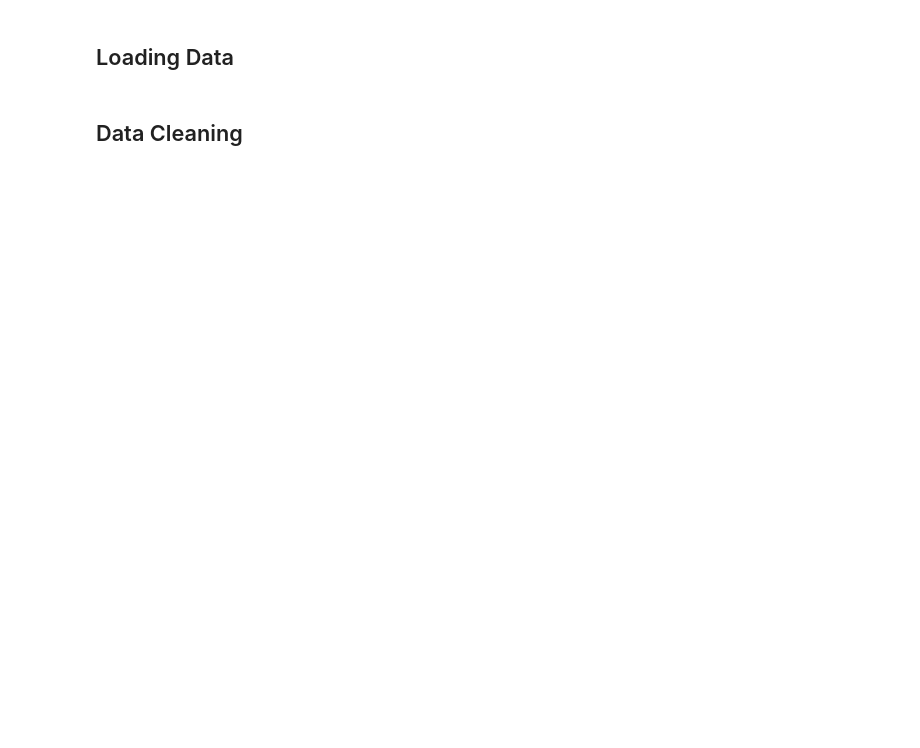
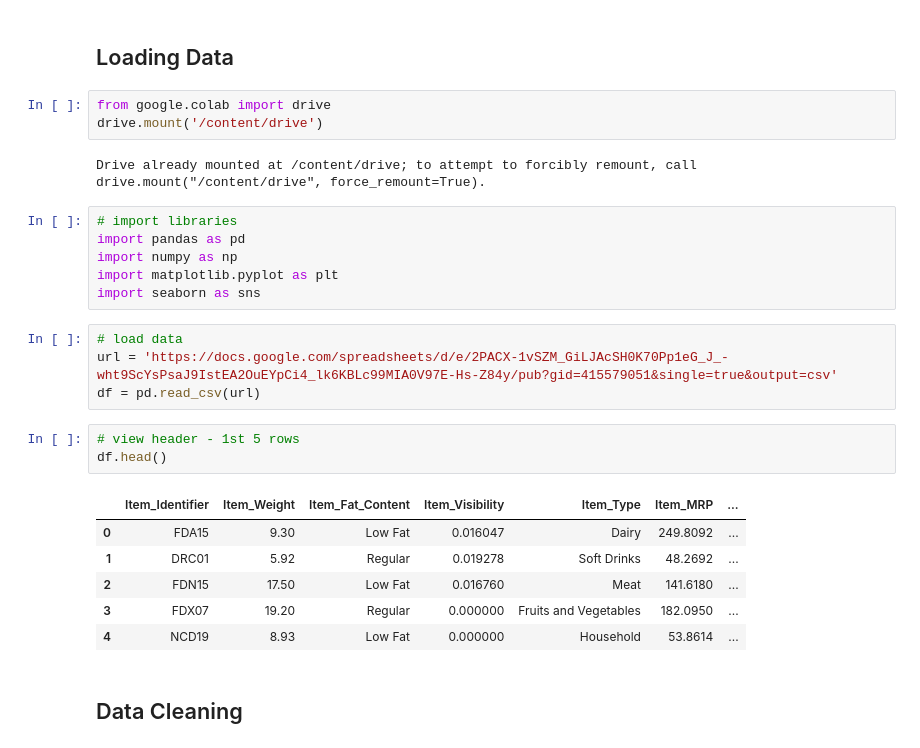
Before and after one commit to iarbietonilsson/food_sales_predictions, a Jupyter notebook: DataScienceFoodSalesPredictions_Ingrid.ipynb, the cells around one changed output. Cells and saved outputs as stored; diff of their text form; blank space fills up the shorter version.

```diff
--- a/DataScienceFoodSalesPredictions_Ingrid.ipynb
+++ b/DataScienceFoodSalesPredictions_Ingrid.ipynb
@@ -7,4 +88,29 @@
 # %% [markdown]
 ## Loading Data
+# %%
+from google.colab import drive
+drive.mount('/content/drive')
+# %% [output]
+Drive already mounted at /content/drive; to attempt to forcibly remount, call drive.mount("/content/drive", force_remount=True).
+# %%
+# import libraries
+import pandas as pd
+import numpy as np
+import matplotlib.pyplot as plt
+import seaborn as sns
+# %%
+# load data
+url = 'https://docs.google.com/spreadsheets/d/e/2PACX-1vSZM_GiLJAcSH0K70Pp1eG_J_-wht9ScYsPsaJ9IstEA2OuEYpCi4_lk6KBLc99MIA0V97E-Hs-Z84y/pub?gid=415579051&single=true&output=csv'
+df = pd.read_csv(url)
+# %%
+# view header - 1st 5 rows
+df.head()
+# %% [output]
+|  | Item_Identifier | Item_Weight | Item_Fat_Content | Item_Visibility | Item_Type | Item_MRP | ... |
+| 0 | FDA15 | 9.30 | Low Fat | 0.016047 | Dairy | 249.8092 | ... |
+| 1 | DRC01 | 5.92 | Regular | 0.019278 | Soft Drinks | 48.2692 | ... |
+| 2 | FDN15 | 17.50 | Low Fat | 0.016760 | Meat | 141.6180 | ... |
+| 3 | FDX07 | 19.20 | Regular | 0.000000 | Fruits and Vegetables | 182.0950 | ... |
+| 4 | NCD19 | 8.93 | Low Fat | 0.000000 | Household | 53.8614 | ... |
 # %% [markdown]
 ## Data Cleaning
```
Also changed, not shown: parts of 58 cells of this notebook.
